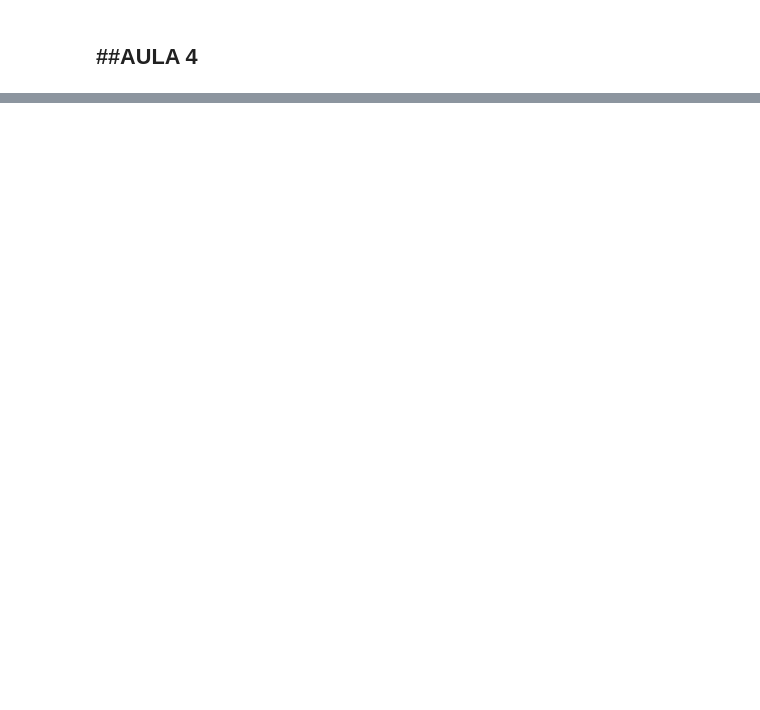
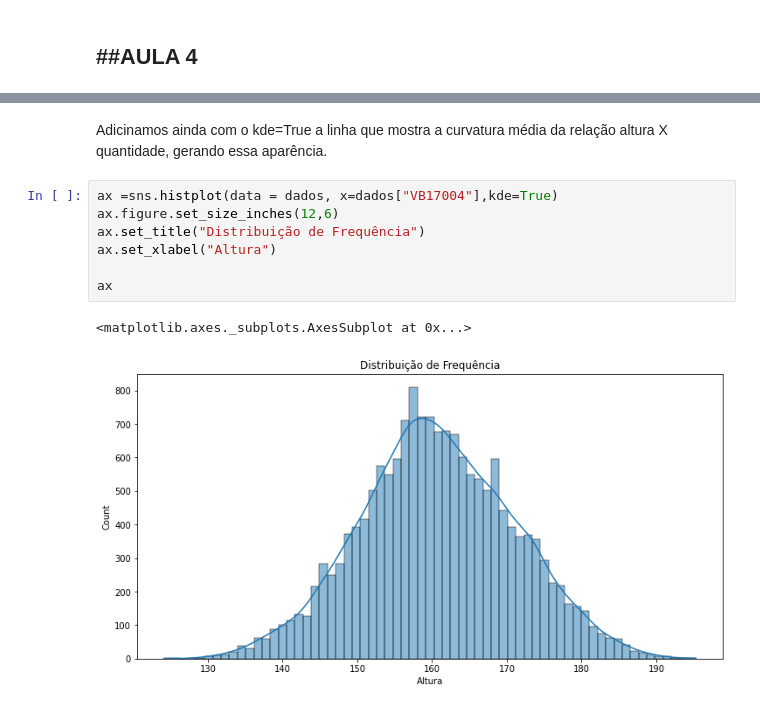
Before and after one commit to MatheusOrange211/Bootcamp-Alura, a Jupyter notebook: Bootcamp_Alura_Data_Science_IBGE.ipynb, the cells around one changed output, grey strips where cells are left out. Cells and saved outputs as stored; diff of their text form; blank space fills up the shorter version.

```diff
--- a/Bootcamp_Alura_Data_Science_IBGE.ipynb
+++ b/Bootcamp_Alura_Data_Science_IBGE.ipynb
@@ -585,0 +780,12 @@ tab_freq(dados['PESO_INTERVALO'],None,"Intervalo - PESO")
+# %% [markdown]
+Adicinamos ainda com o kde=True a linha que mostra a curvatura média da relação altura X quantidade, gerando essa aparência.
+# %%
+ax =sns.histplot(data = dados, x=dados["VB17004"],kde=True)
+ax.figure.set_size_inches(12,6)
+ax.set_title("Distribuição de Frequência")
+ax.set_xlabel("Altura")
+
+ax
+# %% [output]
+<matplotlib.axes._subplots.AxesSubplot at 0x...>
+[figure, added]
```
Also changed, not shown: parts of 49 cells of this notebook.
